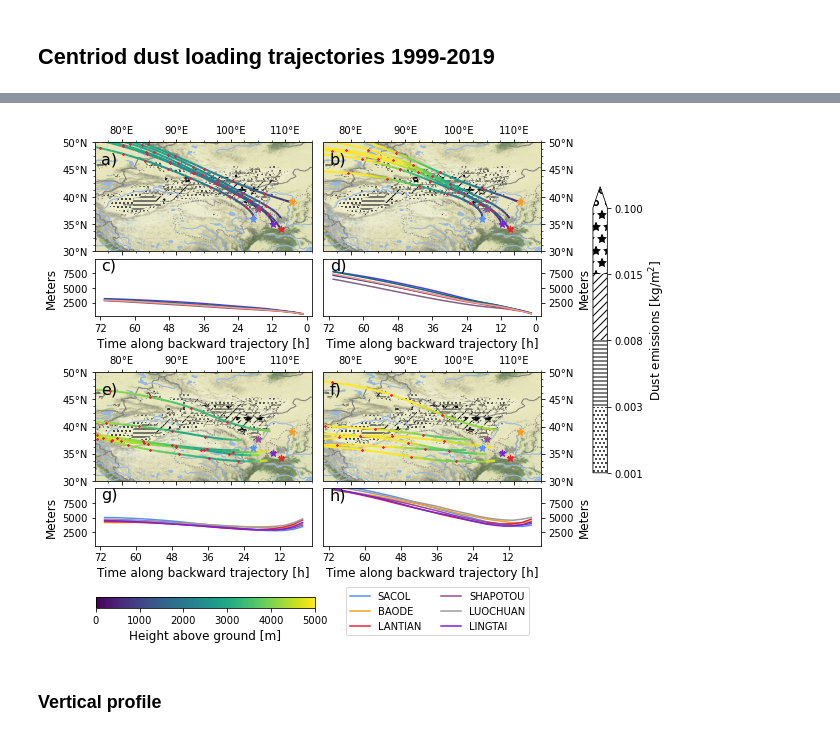
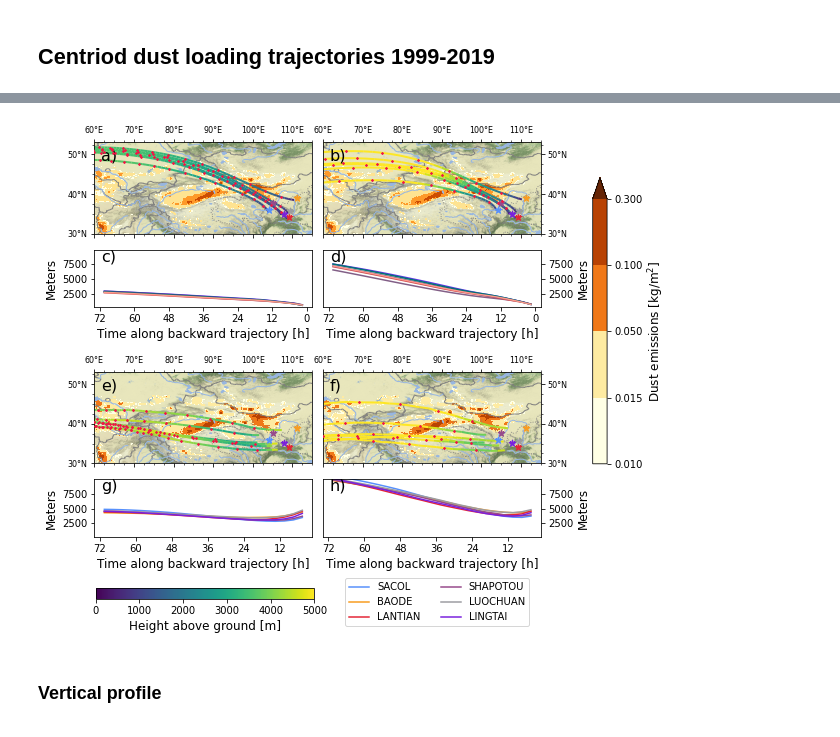
Before and after one commit to MasterOnDust/AGU_JGR_CLP_SOURCE_WORKFLOW, a Jupyter notebook: Master_thesis_UiO_workflow/workflow/notebooks/AGU_paper_figures/Dust_loading_trajectory_analysis.py.ipynb, the cells around one changed output, grey strips where cells are left out. Saved outputs shown, nothing was run; the diff lists cells and outputs as text; code cells hidden in the pictures.

Commit message:
add dust loading trajectories plot

```diff
--- a/Master_thesis_UiO_workflow/workflow/notebooks/AGU_paper_figures/Dust_loading_trajectory_analysis.py.ipynb
+++ b/Master_thesis_UiO_workflow/workflow/notebooks/AGU_paper_figures/Dust_loading_trajectory_analysis.py.ipynb
@@ -32,18 +32,19 @@ else:
 # %%
 dsets={}
 for ncfile in files:
-    temp_file = xr.open_dataset(ncfile)
+    temp_file = xr.open_dataset(ncfile,)
     key = ncfile.split('/')[-1].split('_')[:6]
     key = '_'.join(key)
     dsets[key]=temp_file
 # %%
-rm_list = ['dust_loading_traj_drydep_20micron_YINCHUAN','dust_loading_traj_drydep_2micron_YINCHUAN',
-           'dust_loading_traj_wetdep_20micron_YINCHUAN', 'dust_loading_traj_wetdep_2micron_YINCHUAN']
+rm_list = ['dust_loading_traj_drydep_20micron_ULANTATAL','dust_loading_traj_drydep_2micron_ULANTATAL',
+           'dust_loading_traj_wetdep_20micron_ULANTATAL', 'dust_loading_traj_wetdep_2micron_ULANTATAL']
 for key in rm_list:
     dsets.pop(key, None)
 
 
 locs = get_locations_CLP().drop('YINCHUAN').index
+locs = ['SACOL','BAODE', 'LANTIAN', 'SHAPOTOU', 'LUOCHUAN', 'LINGTAI']
 # %%
 ems_path= path+ 'results/model_results/intermediate_results/emission_flux.china.MAM.1999-2019.nc'
 ems_dset=xr.open_dataset(ems_path)
@@ -72,15 +56,26 @@ gs = fig.add_gridspec(nrows=7, ncols=2, hspace=0.05,wspace=0.05, height_ratios=[
 
 lax = fig.add_subplot(gs[:2,0], projection=ccrs.PlateCarree(), label='lax0')
 rax = fig.add_subplot(gs[:2,1],projection=ccrs.PlateCarree(), label='rax0')
-norm = BoundaryNorm([0.001,0.003,0.008,0.015,0.1], extend='max', ncolors=5)
+norm = BoundaryNorm([0.01,0.015,0.05,0.1,0.3], extend='max', ncolors=5)
+cmap = matplotlib.cm.get_cmap('YlOrBr', 5)
 mean_emissions.plot.contourf(ax=lax,
-                             hatches=['...', '---', '///' ,'*', 'o'],  colors='none',
+                             cmap=cmap,
                              norm=norm, extend='max' , add_colorbar=False, add_labels=False)
 mean_emissions.plot.contourf(ax=rax,
-                             hatches=['...', '---', '///' ,'*', 'o'],  colors='none',
+                             cmap=cmap,
                              norm=norm, extend='max' , add_colorbar=False, add_labels=False)
 plot_trajectories_all_locs(dsets,kind='drydep', axes=[lax,rax], vmax=5000,add_letters=False, add_colorbar=False, locs = locs,
                          colors = ["#5790fc", "#f89c20", "#e42536", "#964a8b", "#9c9ca1", "#7a21dd"])
+lax.set_extent([60,115,30,50])
+rax.set_extent([60,115,30,50])
+lax.set_xticks([60,70, 80, 90, 100, 110])
+rax.set_xticks([60,70, 80, 90, 100, 110])
+rax.xaxis.set_ticklabels(['60°E','70°E','80°E', '90°E', '100°E', '110°E'], fontsize=8)
+lax.xaxis.set_ticklabels(['60°E','70°E','80°E', '90°E', '100°E', '110°E'], fontsize=8)
+lax.set_yticks([30, 40, 50])
+rax.set_yticks([30, 40, 50])
+rax.yaxis.set_ticklabels(['30°N', '40°N', '50°N'], fontsize=8)
+lax.yaxis.set_ticklabels(['30°N', '40°N', '50°N'], fontsize=8)
 lax.tick_params(axis="x", which='both',bottom=True, top=True, labelbottom=False, labeltop=True)
 rax.tick_params(axis="x", which='both', bottom=True, top=True, labelbottom=False, labeltop=True)
 rax.yaxis.tick_right()
@@ -102,50 +97,64 @@ vlax.invert_xaxis()
 vrax.yaxis.set_label_position("right")
 lax = fig.add_subplot(gs[4:6,0], projection=ccrs.PlateCarree())
 rax = fig.add_subplot(gs[4:6,1],projection=ccrs.PlateCarree())
+cmap = matplotlib.cm.get_cmap('YlOrBr', 6)
 mean_emissions.plot.contourf(ax=lax,
-                             hatches=['...', '---', '///' ,'*', 'o'],  colors='none',
+                             cmap=cmap,
                              norm=norm, extend='max' , add_colorbar=False, add_labels=False)
 cs = mean_emissions.plot.contourf(ax=rax,
-                             hatches=['...', '---', '///' ,'*','o'],  colors='none',
+                             cmap=cmap,
                              norm=norm, extend='max' , add_colorbar=False, add_labels=False)
 plot_trajectories_all_locs(dsets,kind='wetdep', axes=[lax,rax], vmax=5000,add_letters=False, add_colorbar=False,  locs = locs,
                            colors = ["#5790fc", "#f89c20", "#e42536", "#964a8b", "#9c9ca1", "#7a21dd"])
 lax.tick_params(axis="x", which='both',bottom=True, top=True, labelbottom=False, labeltop=True)
 rax.tick_params(axis="x", which='both', bottom=True, top=True, labelbottom=False, labeltop=True)
 rax.yaxis.tick_right()
+lax.set_extent([60,115,30,50])
+rax.set_extent([60,115,30,50])
+lax.set_xticks([60,70, 80, 90, 100, 110])
+rax.set_xticks([60,70, 80, 90, 100, 110])
+lax.set_yticks([30, 40, 50])
+rax.set_yticks([30, 40, 50])
+rax.yaxis.set_ticklabels(['30°N', '40°N', '50°N'], fontsize=8)
+lax.yaxis.set_ticklabels(['30°N', '40°N', '50°N'], fontsize=8)
+lax.xaxis.set_ticklabels(['60°E','70°E','80°E', '90°E', '100°E', '110°E'], fontsize=8)
+rax.xaxis.set_ticklabels(['60°E','70°E','80°E', '90°E', '100°E', '110°E'], fontsize=8)
+# axi.set_xticks([60,70, 80, 90, 100, 110])
+
 
 vlax = fig.add_subplot(gs[6,0])
 vrax = fig.add_subplot(gs[6,1])
 vrax.set_ylabel('Meters')
 vlax.set_ylabel('Meters')
 vlax.set_ylim(200,10000)
 vlax.set_yticks([2500,5000,7500])
 vrax.set_ylim(200,10000)
 vrax.set_yticks([2500,5000,7500])
 vrax.yaxis.tick_right()
 plot_trajectory_height_all_locs(dsets, kind='wetdep', axes=[vlax,vrax],add_letters=False,  locs = locs,
-                               colors = ["#5790fc", "#f89c20", "#e42536", "#964a8b", "#9c9ca1", "#7a21dd"])
+                               colors = ["#5790fc", "#f89c20", "#e42536", "#964a8b", "#9c9ca1", "#7a21dd"],)
 vrax.invert_xaxis()
 vlax.invert_xaxis()
 vrax.set_xlabel('Time along backward trajectory [h]')
 vlax.set_xlabel('Time along backward trajectory [h]')
+
 vrax.yaxis.set_label_position("right")
+
 axes = np.array(fig.get_axes())
 add_letter(axes, y=0.8)
 cbar_ax = fig.add_axes([0.127,0.01, 0.38,0.02])
 fig.colorbar(cm.ScalarMappable(norm=matplotlib.colors.Normalize(vmin=0,vmax=5000)),
                  label='Height above ground [m]',orientation='horizontal',cax=cbar_ax)
 cbar_ax2 = fig.add_axes([0.99,0.26,0.025,0.53])
 fig.colorbar(cs, cax=cbar_ax2,label= 'Dust emissions [kg/$\mathrm{m}^2$]',extendfrac=0.08)
 h, l = vrax.get_legend_handles_labels()
-if 'BADOE' in l:
-    l[1] = 'BAODE'
+
 fig.legend(h,l, bbox_to_anchor=(0.72, 0.004), loc='center',ncol=2)
 
 if to_file:
     plt.savefig(snakemake.output.path_map, bbox_inches='tight')
 # %% [output]
-[figure, old version]
+[figure, new version]
 # %% [markdown]
 ### Vertical profile
 # %%
```
Also changed, not shown: parts of 1 cell of this notebook.
